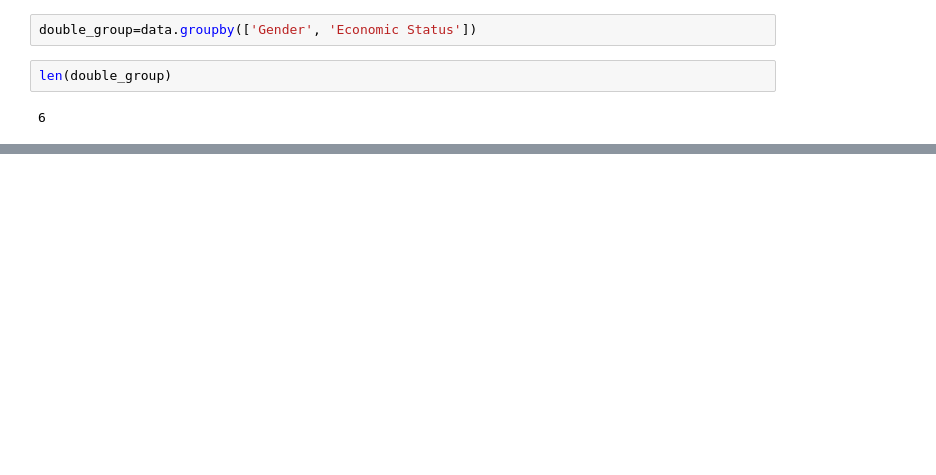
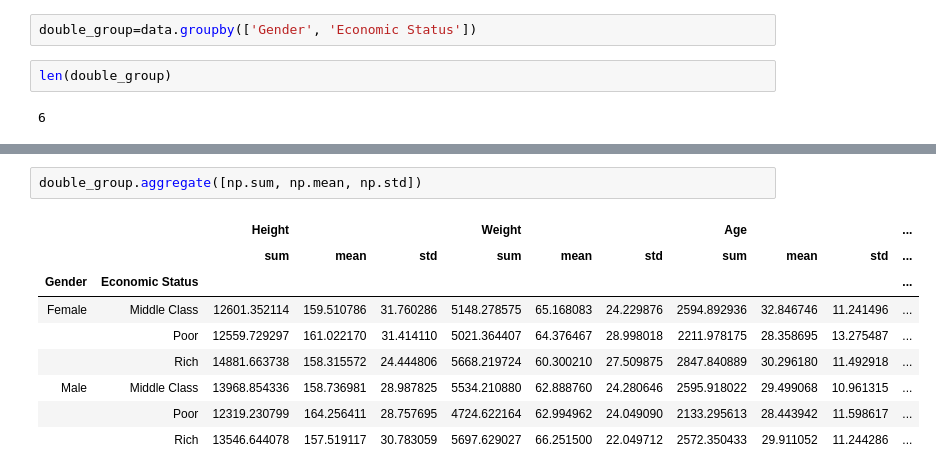
Before and after one commit to nestorsgarzonc/Fundamentals-of-Machine-learning, a Jupyter notebook: Udemy Course/T2-3 Data cleaning, agrupacion de datos.ipynb, the cells around one changed output, grey strips where cells are left out. Cells and saved outputs as stored; diff of their text form; blank space fills up the shorter version.

```diff
--- a/Udemy Course/T2-3 Data cleaning, agrupacion de datos.ipynb
+++ b/Udemy Course/T2-3 Data cleaning, agrupacion de datos.ipynb
@@ -148,0 +243,12 @@ for names, groups in double_group:
+# %%
+double_group.aggregate([np.sum, np.mean, np.std])
+# %% [output]
+|  |  | Height |  |  | Weight |  |  | Age |  |  | ... |
+|  |  | sum | mean | std | sum | mean | std | sum | mean | std | ... |
+| Gender | Economic Status |  |  |  |  |  |  |  |  |  | ... |
+| Female | Middle Class | 12601.352114 | 159.510786 | 31.760286 | 5148.278575 | 65.168083 | 24.229876 | 2594.892936 | 32.846746 | 11.241496 | ... |
+|  | Poor | 12559.729297 | 161.022170 | 31.414110 | 5021.364407 | 64.376467 | 28.998018 | 2211.978175 | 28.358695 | 13.275487 | ... |
+|  | Rich | 14881.663738 | 158.315572 | 24.444806 | 5668.219724 | 60.300210 | 27.509875 | 2847.840889 | 30.296180 | 11.492918 | ... |
+| Male | Middle Class | 13968.854336 | 158.736981 | 28.987825 | 5534.210880 | 62.888760 | 24.280646 | 2595.918022 | 29.499068 | 10.961315 | ... |
+|  | Poor | 12319.230799 | 164.256411 | 28.757695 | 4724.622164 | 62.994962 | 24.049090 | 2133.295613 | 28.443942 | 11.598617 | ... |
+|  | Rich | 13546.644078 | 157.519117 | 30.783059 | 5697.629027 | 66.251500 | 22.049712 | 2572.350433 | 29.911052 | 11.244286 | ... |
```
Also changed, not shown: parts of 36 cells of this notebook.
